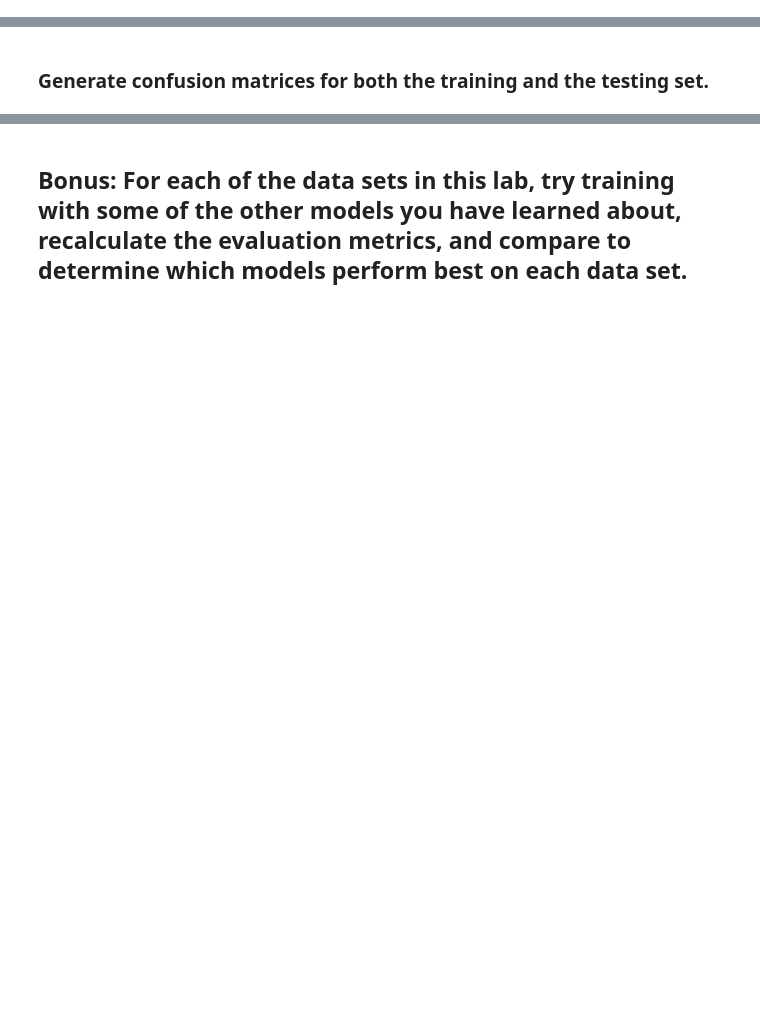
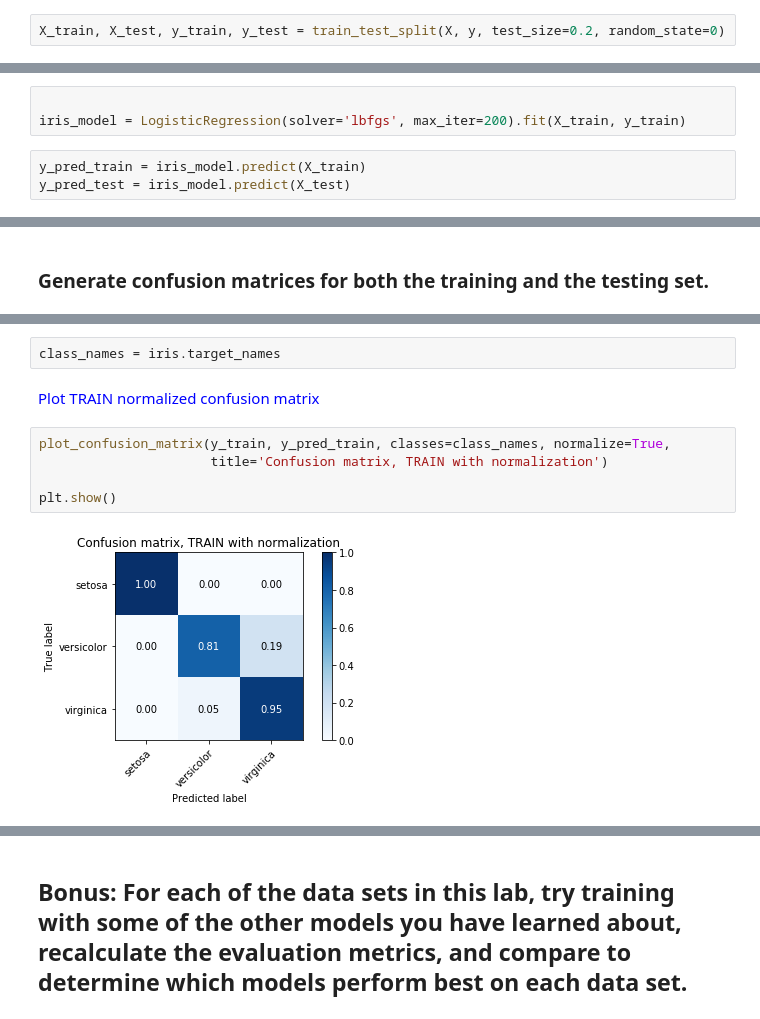
Before and after one commit to ta-datapt-bcn/lab_evaluation, a Jupyter notebook: lab-supervised-model-evaluation/your-code/main.ipynb, the cells around one changed output, grey strips where cells are left out. Saved outputs shown, nothing was run; the diff lists cells and outputs as text; blank space fills up the shorter version.

```diff
--- a/lab-supervised-model-evaluation/your-code/main.ipynb
+++ b/lab-supervised-model-evaluation/your-code/main.ipynb
@@ -32,7 +145,15 @@ from sklearn.datasets import load_iris
 ### Split this data set into training (80%) and testing (20%) sets.
 
 The `class` field represents the type of flower and is the target variable that we will want to predict.
+# %%
+X_train, X_test, y_train, y_test = train_test_split(X, y, test_size=0.2, random_state=0)
 # %% [markdown]
 ### Train a `LogisticRegression` model on this data set and generate predictions on both the training and the testing set.
+# %%
+
+iris_model = LogisticRegression(solver='lbfgs', max_iter=200).fit(X_train, y_train)
+# %%
+y_pred_train = iris_model.predict(X_train)
+y_pred_test = iris_model.predict(X_test)
 # %% [markdown]
 ### Calculate and print the accuracy score for both the training and the testing set.
@@ -52,0 +272,12 @@ The `class` field represents the type of flower and is the target variable that
+# %%
+class_names = iris.target_names
+# %% [markdown]
+<font color='blue'>Plot TRAIN normalized confusion matrix
+</font>
+# %%
+plot_confusion_matrix(y_train, y_pred_train, classes=class_names, normalize=True,
+                      title='Confusion matrix, TRAIN with normalization')
+
+plt.show()
+# %% [output]
+[figure, added]
```
Also changed, not shown: parts of 54 cells of this notebook, 1 other file.
